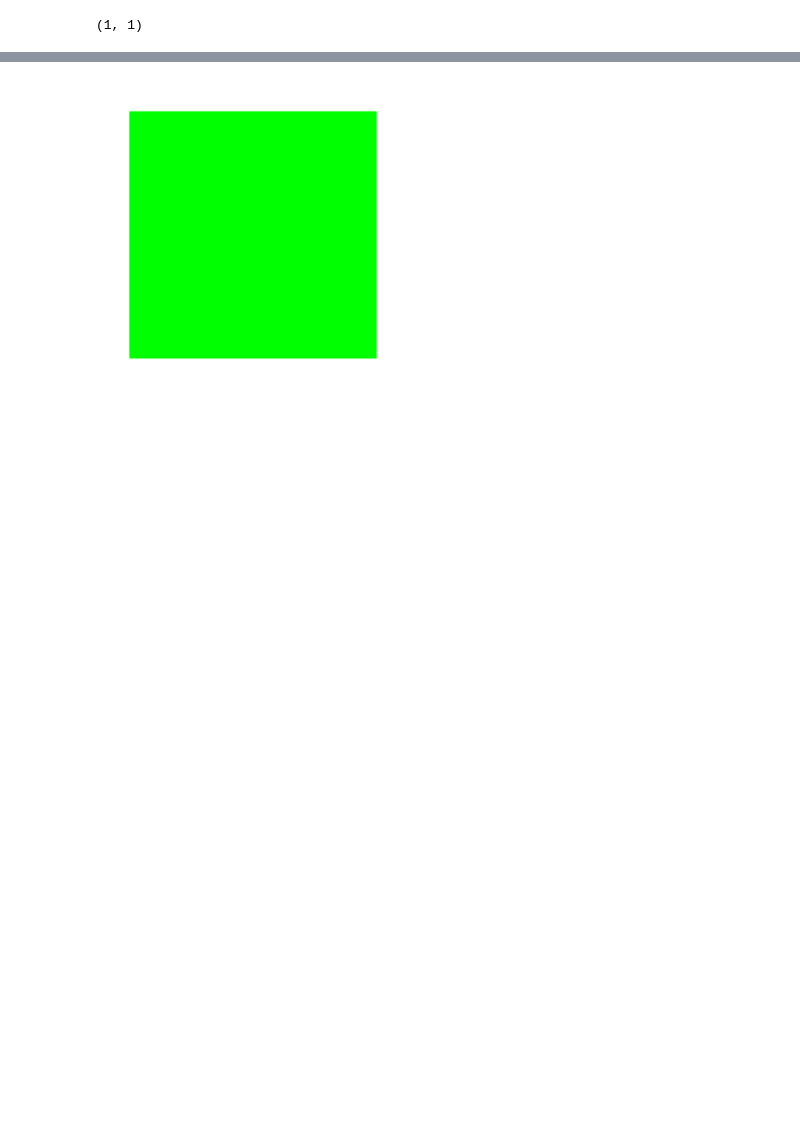
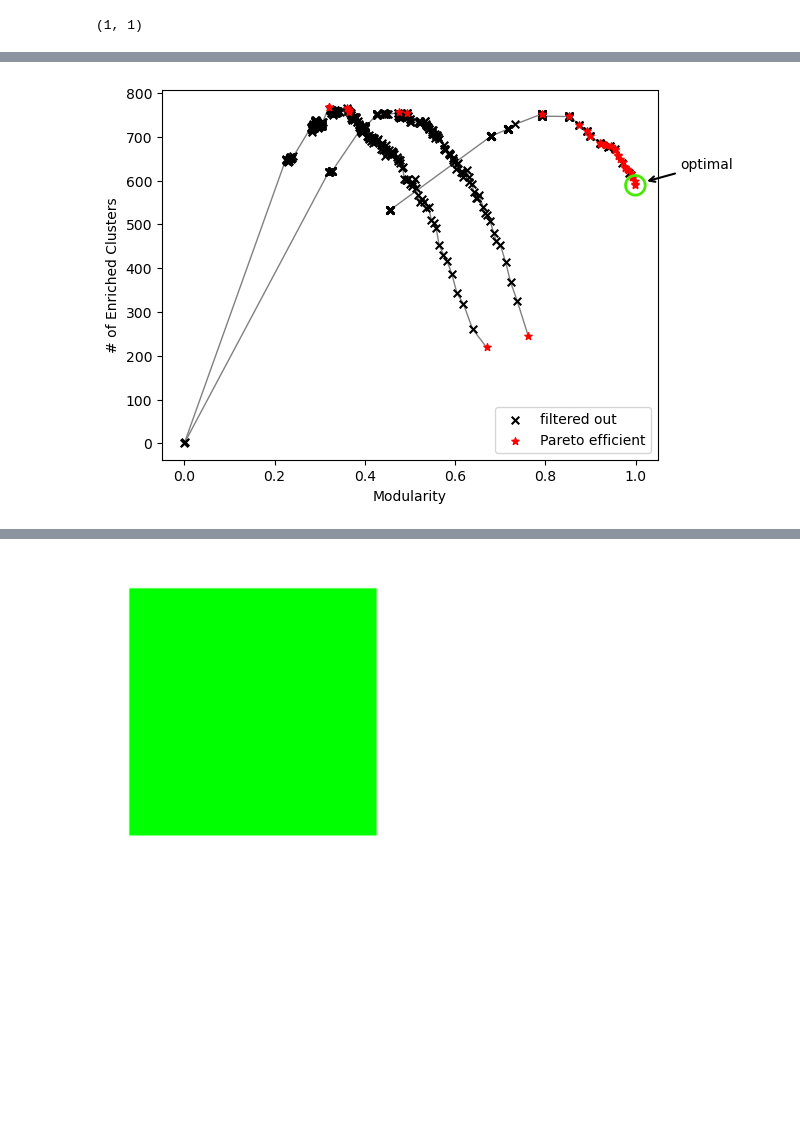
Before and after one commit to ltsypin/TGNE-2022, a Jupyter notebook: TGNE/clustering_optimization/scan_plots_bokeh.ipynb, the cells around one changed output, grey strips where cells are left out. Drawn from its saved outputs; the diff is of its cells as text; code cells hidden in the pictures; blank space fills up the shorter version.

```diff
--- a/TGNE/clustering_optimization/scan_plots_bokeh.ipynb
+++ b/TGNE/clustering_optimization/scan_plots_bokeh.ipynb
@@ -252,17 +252,19 @@ def save_parameter_comparison_plot(df_stats: pd.DataFrame, metric_colors_dict: d
 
     save(tabbed_plot)
 # %%
-microarray_data_pattern = './tgd2024_may15_avg_scan_stats_microarray/*.csv'
+microarray_data_pattern = './tgd2024_jun20_avg_scan_stats_microarray/exp/*.csv'
 
-rna_seq_data_pattern = './tgd2024_may15_avg_scan_stats_rna_seq/*.csv'
+rna_seq_data_pattern = './tgd2024_jun20_avg_scan_stats_rna_seq/exp/*.csv'
 
 microarray_stats_files = glob.glob(microarray_data_pattern)
 
 rna_seq_stats_files = glob.glob(rna_seq_data_pattern)
 
 microarray_stats_df = dataframe_utils.csv_files_to_df(microarray_stats_files)
+microarray_stats_df.drop_duplicates(inplace=True, ignore_index=True)
 
 rna_seq_stats_df = dataframe_utils.csv_files_to_df(rna_seq_stats_files)
+rna_seq_stats_df.drop_duplicates(inplace=True, ignore_index=True)
 # %%
 microarray_stats_df['fraction_clusters_enriched'] = microarray_stats_df.apply(clustering_utils.compute_fraction_clusters_enriched, axis=1)
 # %%
@@ -415 +459,11 @@ def maxima_of_a_point_set(points):
+# %%
+rna_seq_stats_df['iqr_cluster_size'] = rna_seq_stats_df['q3_cluster_size'] - rna_seq_stats_df['q1_cluster_size']
+rna_seq_stats_df['iqr_enriched_cluster_size'] = rna_seq_stats_df['q3_enriched_cluster_size'] - rna_seq_stats_df['q1_enriched_cluster_size']
+rna_seq_stats_df['cv_cluster_size'] = rna_seq_stats_df['mean_cluster_size'] / rna_seq_stats_df['sd_cluster_size']
+rna_seq_stats_df['cv_enriched_cluster_size'] = rna_seq_stats_df['mean_enriched_cluster_size'] / rna_seq_stats_df['sd_enriched_cluster_size']
+# %%
+microarray_stats_df['iqr_cluster_size'] = microarray_stats_df['q3_cluster_size'] - microarray_stats_df['q1_cluster_size']
+microarray_stats_df['iqr_enriched_cluster_size'] = microarray_stats_df['q3_enriched_cluster_size'] - microarray_stats_df['q1_enriched_cluster_size']
+microarray_stats_df['cv_cluster_size'] = microarray_stats_df['mean_cluster_size'] / microarray_stats_df['sd_cluster_size']
+microarray_stats_df['cv_enriched_cluster_size'] = microarray_stats_df['mean_enriched_cluster_size'] / microarray_stats_df['sd_enriched_cluster_size']
 # %%
@@ -506,0 +556,73 @@ for df in dfs:
+# %%
+y_all_stats = ['nenriched_clusters', 'fraction_clusters_enriched']
+
+z_all_stat = 'iqr_cluster_size'
+
+dfs = [microarray_stats_df,
+       rna_seq_stats_df]
+
+# dfs = [microarray_stats_df.loc[(microarray_stats_df['parameter'] > 0) & (microarray_stats_df['parameter'] < 1)].reset_index(),
+#        rna_seq_stats_df.loc[(rna_seq_stats_df['parameter'] > 0) & (rna_seq_stats_df['parameter'] < 1)].reset_index()]
+
+for df in dfs:
+   for y_all_stat in y_all_stats:
+
+      x_all = df['modularity'].values
+
+      y_all = df[y_all_stat].values
+
+      z_all = df[z_all_stat].values
+
+      df_idxs = df.index.tolist()
+
+      points = zip(x_all, y_all, z_all, df_idxs)
+
+      max_points = np.array(pareto_optimal_points(points))
+      max_point_idxs = [int(pt[3]) for pt in max_points]
+
+      other_idxs = list(set(df.index.tolist()) - set(max_point_idxs))
+
+      global_s = 30
+
+      plt.scatter(x_all[other_idxs], y_all[other_idxs], color='black', marker='x', s=global_s, label='filtered out', zorder=1)
+
+      plt.scatter(x_all[max_point_idxs], y_all[max_point_idxs], color='red', marker='*', s=global_s, label='Pareto efficient', zorder=1)
+
+      max_modularity_idx = np.argmax(x_all[max_point_idxs])
+
+      center_x = x_all[max_point_idxs][max_modularity_idx]
+      center_y = y_all[max_point_idxs][max_modularity_idx]
+      plt.scatter([center_x], [center_y], facecolors='none', edgecolor='#47EA00', linewidth=2, s=200, zorder=1
+                  #  label='chosen parition'
+                  )
+
+      # plt.annotate('', xy=(center_x, center_y), xytext=(center_x, center_y),
+      #              arrowprops=dict(facecolor='#47EA00',
+      #                              arrowstyle="->",
+      #                             #  shrink=0.05
+      #                              ),
+      #             #  rotation=45
+      #              )
+
+      x_extreme = x_all.max() if x_all.max() > abs(x_all.min()) else x_all.min()
+      y_exterme = y_all.max() if y_all.max() > abs(y_all.min()) else y_all.min()
+
+      plt.annotate('optimal', xy=(center_x + x_extreme*0.02, center_y + y_exterme/100), xytext=(center_x + x_extreme*0.1, center_y + y_exterme/20), zorder=1,
+                  arrowprops=dict(
+                     #  color='#47EA00',
+                     arrowstyle="->",
+                     relpos=(1, 1),
+                     lw=1.5,
+                     ))
+
+      plt.xlabel('Modularity')
+      plt.ylabel('# of Enriched Clusters' if y_all_stat == 'nenriched_clusters' else 'Fraction of All Clusters Enriched')
+      plt.legend()
+
+      for nns_value, group in df.groupby('nns'):
+         group_df = group.copy(deep=True).sort_values(by='modularity')
+         plt.plot(group_df['modularity'], group_df[y_all_stat], color='grey', linestyle='-', linewidth=1, zorder=-1)
+
+      plt.show()
+# %% [output]
+[figure, added]
```
Also changed, not shown: parts of 12 cells of this notebook, 4 other files.
